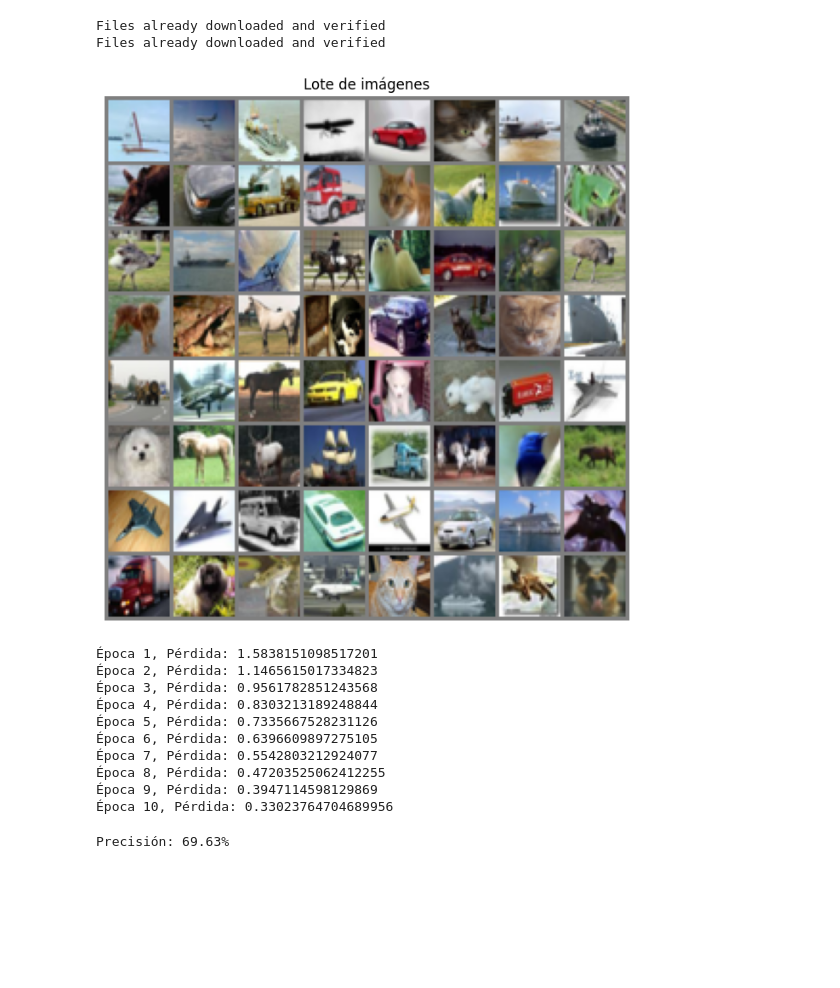
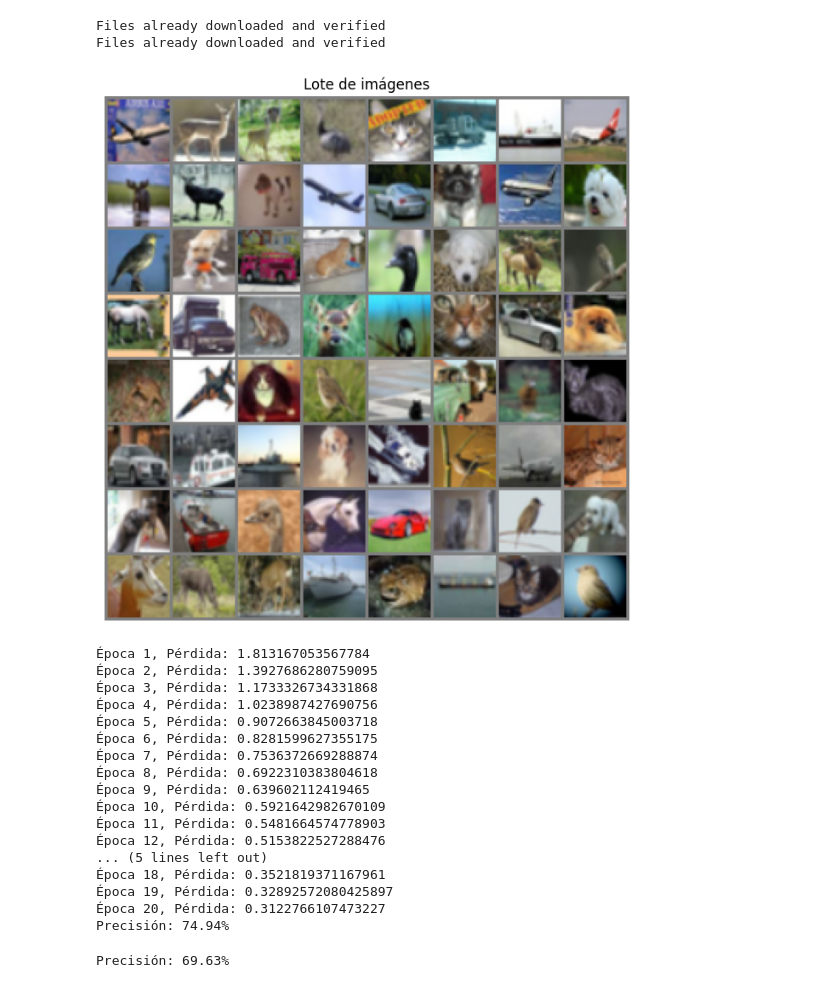
Before and after one commit to JuniorHZ19/ArquitecturasCNN, a Jupyter notebook: CNNSIMPLE.ipynb, the cells around one changed output. Cells and saved outputs as stored; diff of their text form; code cells hidden in the pictures; blank space fills up the shorter version.

```diff
--- a/CNNSIMPLE.ipynb
+++ b/CNNSIMPLE.ipynb
@@ -34,37 +73,38 @@ import numpy as np
 # Transformaciones básicas para las imágenes
 transform = transforms.Compose([
     transforms.ToTensor(),  # Convertir las imágenes a tensores
+    transforms.Resize((40,40)),
     transforms.Normalize(mean=[0.5, 0.5, 0.5], std=[0.5, 0.5, 0.5])  # Normalizar a [-1, 1]
 ])
 
 # Cargar el dataset CIFAR-10
 train_dataset = datasets.CIFAR10(root='./data', train=True, download=True, transform=transform)
 test_dataset = datasets.CIFAR10(root='./data', train=False, download=True, transform=transform)
 
 
 # Crear DataLoaders
 train_loader = DataLoader(train_dataset, batch_size=64, shuffle=True, num_workers=2)
 test_loader = DataLoader(test_dataset, batch_size=64, shuffle=False, num_workers=2)
 
 
 data_lote,labels_lote=next(iter(train_loader))
 
 grid = make_grid(data_lote, nrow=8, padding=2)
 
 # Convertir la cuadrícula a formato visualizable
 grid_np = grid.permute(1, 2, 0).numpy()
 grid_np = (grid_np * 0.5) + 0.5  # Desnormalizar si las imágenes están normalizadas
 
 # Mostrar la cuadrícula
 plt.figure(figsize=(20, 8))
 plt.imshow(grid_np)
 plt.axis('off')
 plt.title('Lote de imágenes')
 plt.show()
 # %% [output]
 Files already downloaded and verified
 Files already downloaded and verified
-[figure, old version]
+[figure, new version]
 # %%
 # Inicializar modelo, pérdida y optimizador
 model = SimpleCNN()
@@ -72,8 +112,9 @@ criterion = nn.CrossEntropyLoss()
 optimizer = optim.SGD(model.parameters(), lr=0.01, momentum=0.9)
 
 # Entrenamiento simple
-for epoch in range(10):  # Número de épocas
+for epoch in range(20):  # Número de épocas
     running_loss = 0.0
+    model.train()
     for inputs, labels in train_loader:
         optimizer.zero_grad()  # Resetear gradientes
         outputs = model(inputs)  # Paso hacia adelante
@@ -86,6 +127,7 @@ for epoch in range(10):  # Número de épocas
 
 correct = 0
 total = 0
+model.eval()
 with torch.no_grad():  # Desactivar el cálculo de gradientes para la prueba
     for inputs, labels in test_loader:
         outputs = model(inputs)
@@ -95,16 +137,23 @@ with torch.no_grad():  # Desactivar el cálculo de gradientes para la prueba
 
 print(f"Precisión: {100 * correct / total:.2f}%")
 # %% [output]
-Época 1, Pérdida: 1.5838151098517201
-Época 2, Pérdida: 1.1465615017334823
-Época 3, Pérdida: 0.9561782851243568
-Época 4, Pérdida: 0.8303213189248844
-Época 5, Pérdida: 0.7335667528231126
-Época 6, Pérdida: 0.6396609897275105
-Época 7, Pérdida: 0.5542803212924077
-Época 8, Pérdida: 0.47203525062412255
-Época 9, Pérdida: 0.3947114598129869
-Época 10, Pérdida: 0.33023764704689956
+Época 1, Pérdida: 1.813167053567784
+Época 2, Pérdida: 1.3927686280759095
+Época 3, Pérdida: 1.1733326734331868
+Época 4, Pérdida: 1.0238987427690756
+Época 5, Pérdida: 0.9072663845003718
+Época 6, Pérdida: 0.8281599627355175
+Época 7, Pérdida: 0.7536372669288874
+Época 8, Pérdida: 0.6922310383804618
+Época 9, Pérdida: 0.639602112419465
+Época 10, Pérdida: 0.5921642982670109
+Época 11, Pérdida: 0.5481664574778903
+Época 12, Pérdida: 0.5153822527288476
+... (5 lines left out)
+Época 18, Pérdida: 0.3521819371167961
+Época 19, Pérdida: 0.32892572080425897
+Época 20, Pérdida: 0.3122766107473227
+Precisión: 74.94%
 # %%
 correct = 0
 total = 0
```
Also changed, not shown: parts of 3 cells of this notebook.
